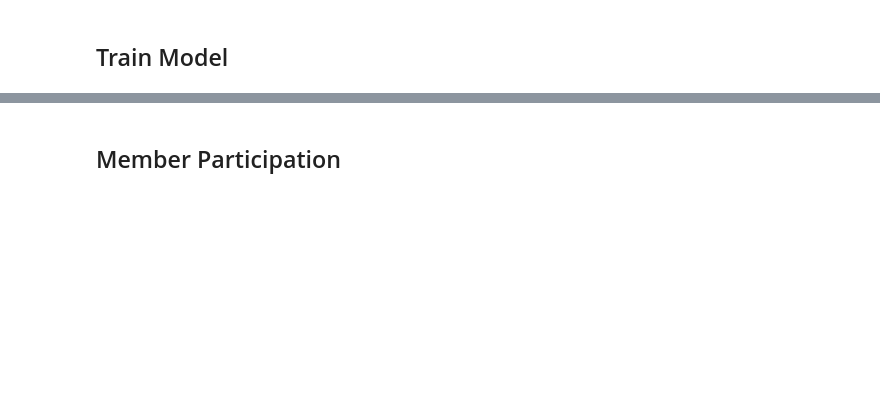
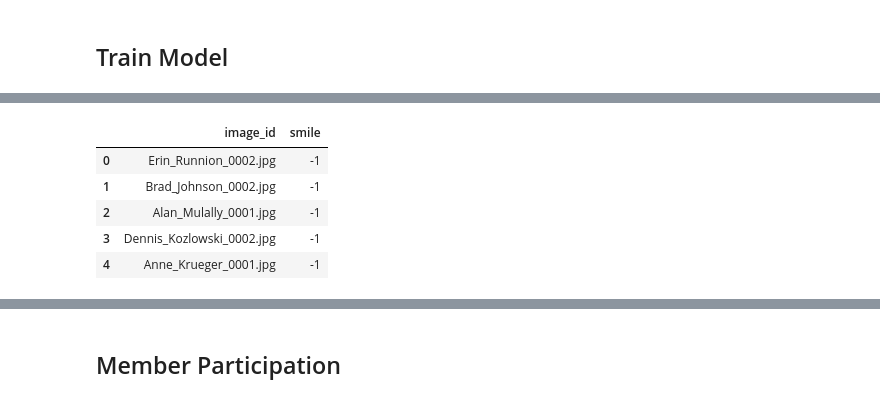
Before and after one commit to KU-Gen-AI-2567/VAE-demo, a Jupyter notebook: VAE_demo.ipynb, the cells around one changed output, grey strips where cells are left out. Cells and saved outputs as stored; diff of their text form; code cells hidden in the pictures; blank space fills up the shorter version.

```diff
--- a/VAE_demo.ipynb
+++ b/VAE_demo.ipynb
@@ -358,0 +380,26 @@ for i in range(grid_width * grid_height):
+# %%
+import pandas as pd
+import os
+
+data = {"image_id": [], "smile": []}
+
+for class_name in enumerate(class_names):
+    sub_path = f"{path}/{class_name[1]}"
+    filenames = os.listdir(sub_path)
+    for filename in filenames:
+        data["image_id"].append(filename)
+        if class_name[1] == "smile":
+            data["smile"].append(1)
+        else:
+            data["smile"].append(-1)
+
+attributes = pd.DataFrame(data)
+# label = np.array(data["smile"])
+attributes.head()
+# %% [output]
+|  | image_id | smile |
+| 0 | Erin_Runnion_0002.jpg | -1 |
+| 1 | Brad_Johnson_0002.jpg | -1 |
+| 2 | Alan_Mulally_0001.jpg | -1 |
+| 3 | Dennis_Kozlowski_0002.jpg | -1 |
+| 4 | Anne_Krueger_0001.jpg | -1 |
```
Also changed, not shown: parts of 17 cells of this notebook.
